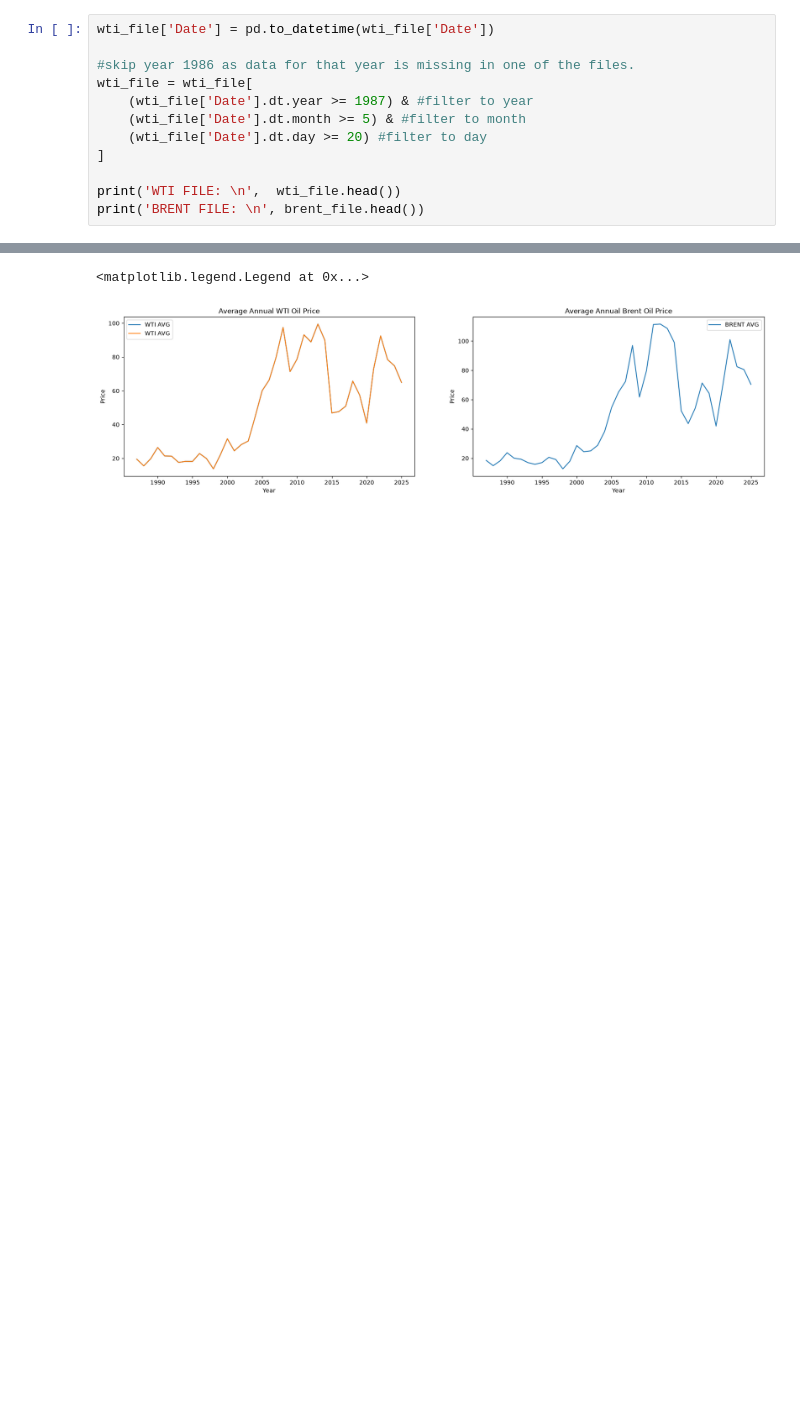
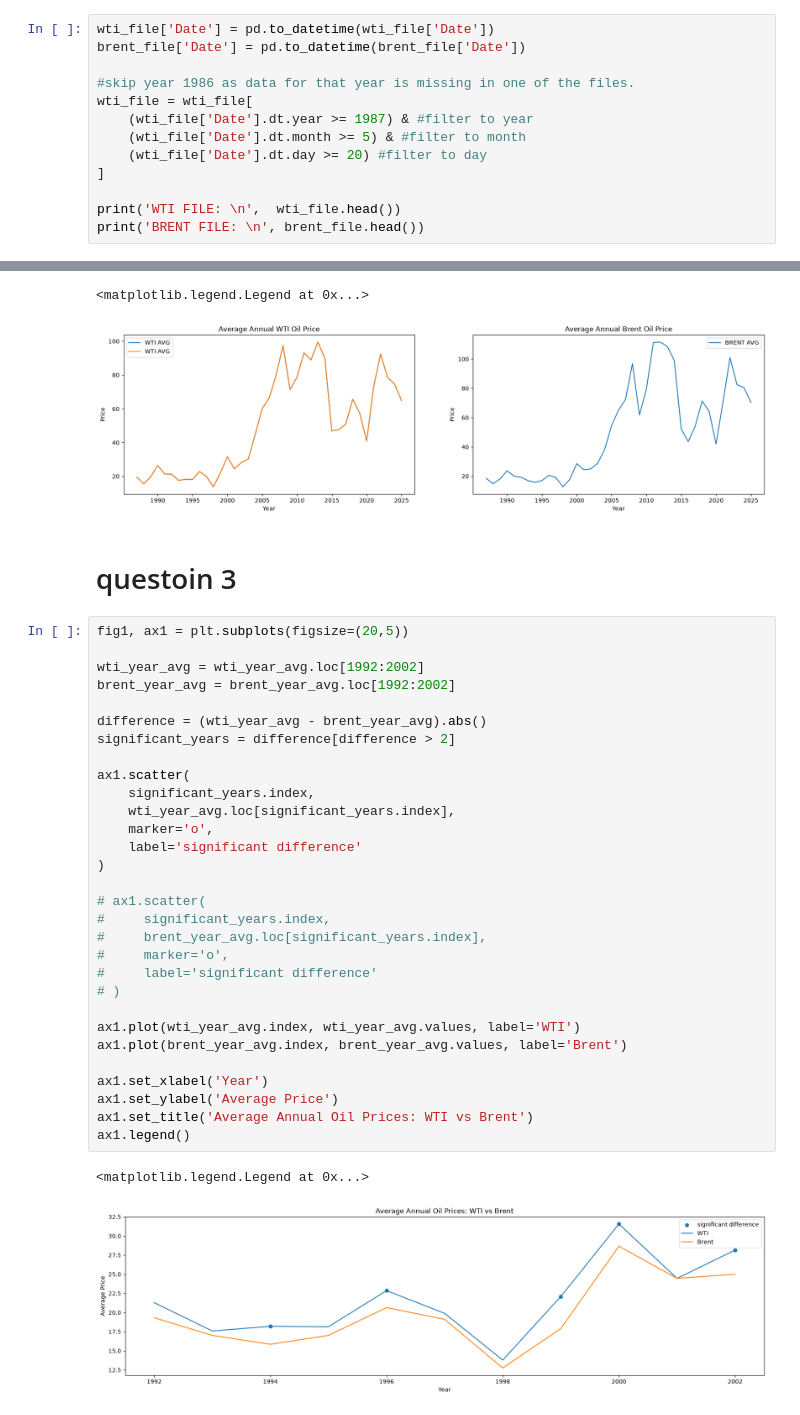
Before and after one commit to Aleksandar-the-OK/data_visuallization, a Jupyter notebook: Assignment_1/assignment_1.ipynb, the cells around one changed output, grey strips where cells are left out. Cells and saved outputs as stored; diff of their text form; blank space fills up the shorter version.

```diff
--- a/Assignment_1/assignment_1.ipynb
+++ b/Assignment_1/assignment_1.ipynb
@@ -28,6 +28,7 @@ BRENT FILE:
 4  1987-05-26  18.63
 # %%
 wti_file['Date'] = pd.to_datetime(wti_file['Date'])
+brent_file['Date'] = pd.to_datetime(brent_file['Date'])
 
 #skip year 1986 as data for that year is missing in one of the files.
 wti_file = wti_file[
@@ -83,3 +84,38 @@ ax[1].legend()
 # %% [output]
 <matplotlib.legend.Legend at 0x...>
 [figure]
+# %% [markdown]
+# questoin 3
+# %%
+fig1, ax1 = plt.subplots(figsize=(20,5))
+
+wti_year_avg = wti_year_avg.loc[1992:2002]
+brent_year_avg = brent_year_avg.loc[1992:2002]
+
+difference = (wti_year_avg - brent_year_avg).abs()
+significant_years = difference[difference > 2]
+
+ax1.scatter(
+    significant_years.index,
+    wti_year_avg.loc[significant_years.index],
+    marker='o',
+    label='significant difference'
+)
+
+# ax1.scatter(
+#     significant_years.index,
+#     brent_year_avg.loc[significant_years.index],
+#     marker='o',
+#     label='significant difference'
+# )
+
+ax1.plot(wti_year_avg.index, wti_year_avg.values, label='WTI')
+ax1.plot(brent_year_avg.index, brent_year_avg.values, label='Brent')
+
+ax1.set_xlabel('Year')
+ax1.set_ylabel('Average Price')
+ax1.set_title('Average Annual Oil Prices: WTI vs Brent')
+ax1.legend()
+# %% [output]
+<matplotlib.legend.Legend at 0x...>
+[figure, added]
```
